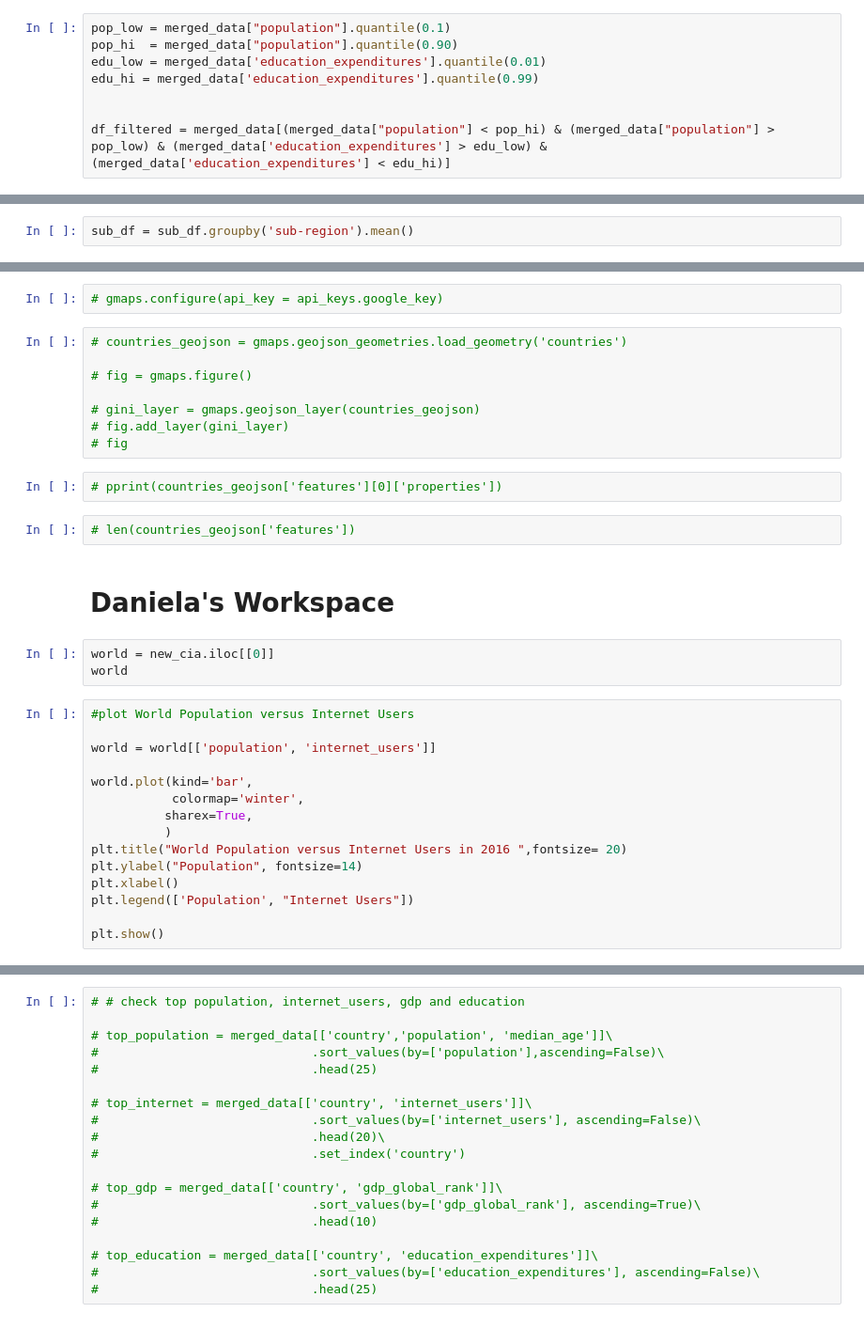
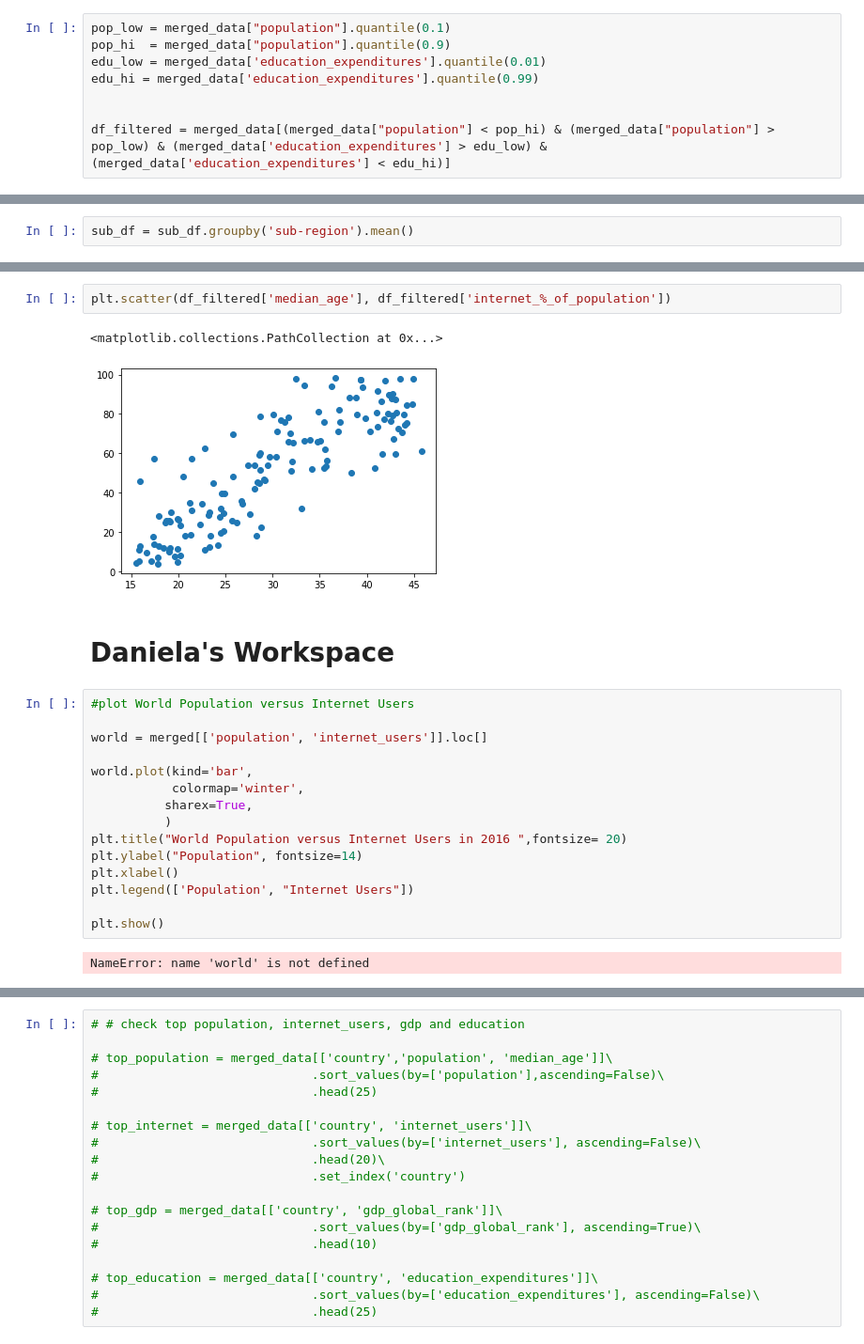
Before and after one commit to JoshuaFarmerATX/butterfly-effect, a Jupyter notebook: butterfly_effect.ipynb, the cells around one changed output, grey strips where cells are left out. Shown: that part at 94% size. Drawn from its saved outputs; the diff is of its cells as text.

Commit message:
Further data cleaning.

```diff
--- a/butterfly_effect.ipynb
+++ b/butterfly_effect.ipynb
@@ -81,7 +81,7 @@ merged_data.to_csv("new_merged.csv")
 <h1> Josh's Workspace </h1>
 # %%
 pop_low = merged_data["population"].quantile(0.1)
-pop_hi  = merged_data["population"].quantile(0.90)
+pop_hi  = merged_data["population"].quantile(0.9)
 edu_low = merged_data['education_expenditures'].quantile(0.01)
 edu_hi = merged_data['education_expenditures'].quantile(0.99)
 
@@ -106,26 +116,14 @@ sub_df.head()
-# %%
-# gmaps.configure(api_key = api_keys.google_key)
-# %%
-# countries_geojson = gmaps.geojson_geometries.load_geometry('countries')
-
-# fig = gmaps.figure()
-
-# gini_layer = gmaps.geojson_layer(countries_geojson)
-# fig.add_layer(gini_layer)
-# fig
-# %%
-# pprint(countries_geojson['features'][0]['properties'])
-# %%
-# len(countries_geojson['features'])
+# %%
+plt.scatter(df_filtered['median_age'], df_filtered['internet_%_of_population'])
+# %% [output]
+<matplotlib.collections.PathCollection at 0x...>
+[figure, added]
 # %% [markdown]
 <h1>Daniela's Workspace</h1>
-# %%
-world = new_cia.iloc[[0]]
-world
 # %%
 #plot World Population versus Internet Users
 
-world = world[['population', 'internet_users']]
+world = merged[['population', 'internet_users']].loc[]
 
 world.plot(kind='bar',
            colormap='winter',
@@ -137,6 +135,8 @@ plt.xlabel()
 plt.legend(['Population', "Internet Users"])
 
 plt.show()
+# %% [output]
+NameError: name 'world' is not defined
 # %%
 # Population versus Internet users by area
 per_sub_area = (merged_data[['region', 'population', 'internet_users']]).groupby(['region']).sum()
```
Also changed, not shown: parts of 7 cells of this notebook.
